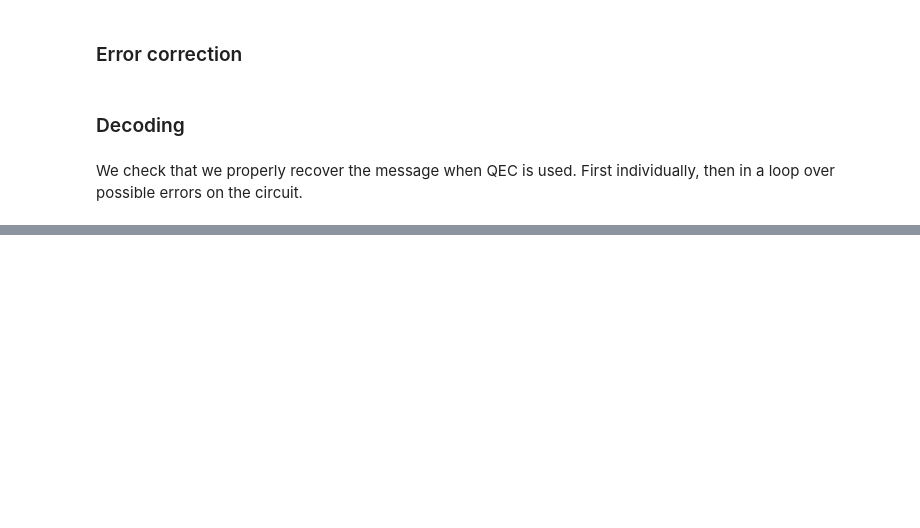
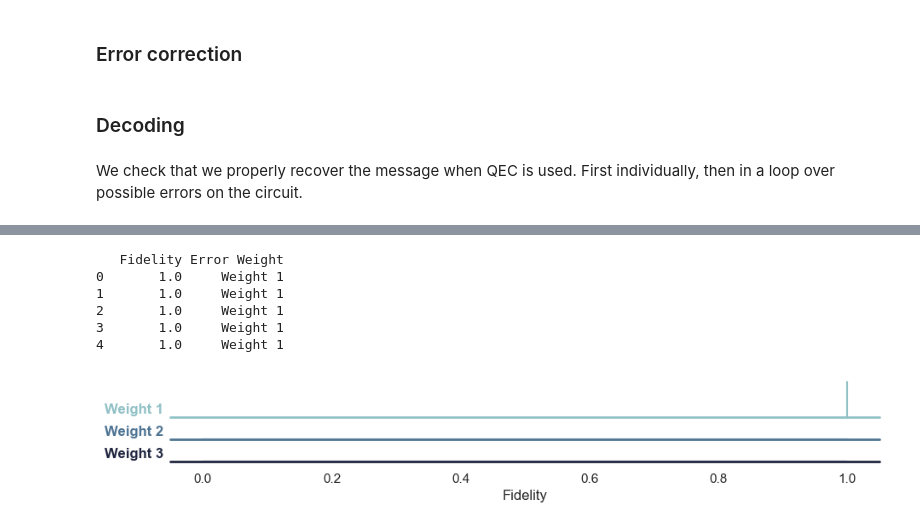
Before and after one commit to GT-Quantum-Computing-Association/LogicalQ, a Jupyter notebook: demos/fragments/ShorCode.ipynb, the cells around one changed output, grey strips where cells are left out. Saved outputs shown, nothing was run; the diff lists cells and outputs as text; code cells hidden in the pictures; blank space fills up the shorter version.

```diff
--- a/demos/fragments/ShorCode.ipynb
+++ b/demos/fragments/ShorCode.ipynb
@@ -505,0 +543,71 @@ plt.legend()
+# %%
+QEC_fidel_by_weight = QEC_fidel_ave
+
+fidelities = []
+weights = []
+for i, fidel_list in enumerate(QEC_fidel_by_weight):
+    fidelities.extend(fidel_list)
+    weights.extend([f"Weight {i+1}"] * len(fidel_list))
+
+df_fidelities = pd.DataFrame({
+    "Fidelity": fidelities,
+    "Error Weight": weights
+})
+
+df_fidelities['Fidelity'] = pd.to_numeric(df_fidelities['Fidelity'])
+
+print(df_fidelities.head())
+
+sns.set_theme(style="white", rc={"axes.facecolor": (0, 0, 0, 0)})
+
+num_weights = len(df_fidelities["Error Weight"].unique())
+pal = sns.cubehelix_palette(num_weights, rot=-.25, light=.7)
+g = sns.FacetGrid(df_fidelities, row="Error Weight", hue="Error Weight", aspect=15, height=.6, palette=pal)
+
+
+fidelity_clip_range = (0, 1)
+
+# draw the filled-in density plot for each row
+g.map(sns.kdeplot, "Fidelity",
+      bw_adjust=.5,
+      clip=fidelity_clip_range,
+      cut=0,
+      fill=True, alpha=1, linewidth=1.5)
+
+# draw a white line on top of the filled plot to create a border
+g.map(sns.kdeplot, "Fidelity",
+        clip=fidelity_clip_range,
+        cut=0,
+        color="w", lw=2, bw_adjust=.5)
+
+# 3. Draw a horizontal line at y=0 for each subplot
+g.refline(y=0, linewidth=2, linestyle="-", color=None, clip_on=False)
+
+# add labels to each row
+def label(x, color, label):
+    ax = plt.gca()
+    # move the text to the left of the y-axis and right-align it
+    ax.text(-0.01, .2, label, fontweight="bold", color=color,
+            ha="right", va="center", transform=ax.transAxes)
+
+g.map(label, "Fidelity")
+
+# set the subplots to overlap for the "ridgeline" effect
+g.figure.subplots_adjust(hspace=-.4)
+
+# remove axes details that don't look good with the overlap
+g.set_titles("")
+g.set(yticks=[], ylabel="")
+g.despine(bottom=True, left=True)
+
+# set the x-axis to a logical range for fidelity
+plt.xlim(-0.05, 1.05)
+plt.show()
+# %% [output]
+   Fidelity Error Weight
+0       1.0     Weight 1
+1       1.0     Weight 1
+2       1.0     Weight 1
+3       1.0     Weight 1
+4       1.0     Weight 1
+[figure, added]
```
Also changed, not shown: parts of 11 cells of this notebook.
